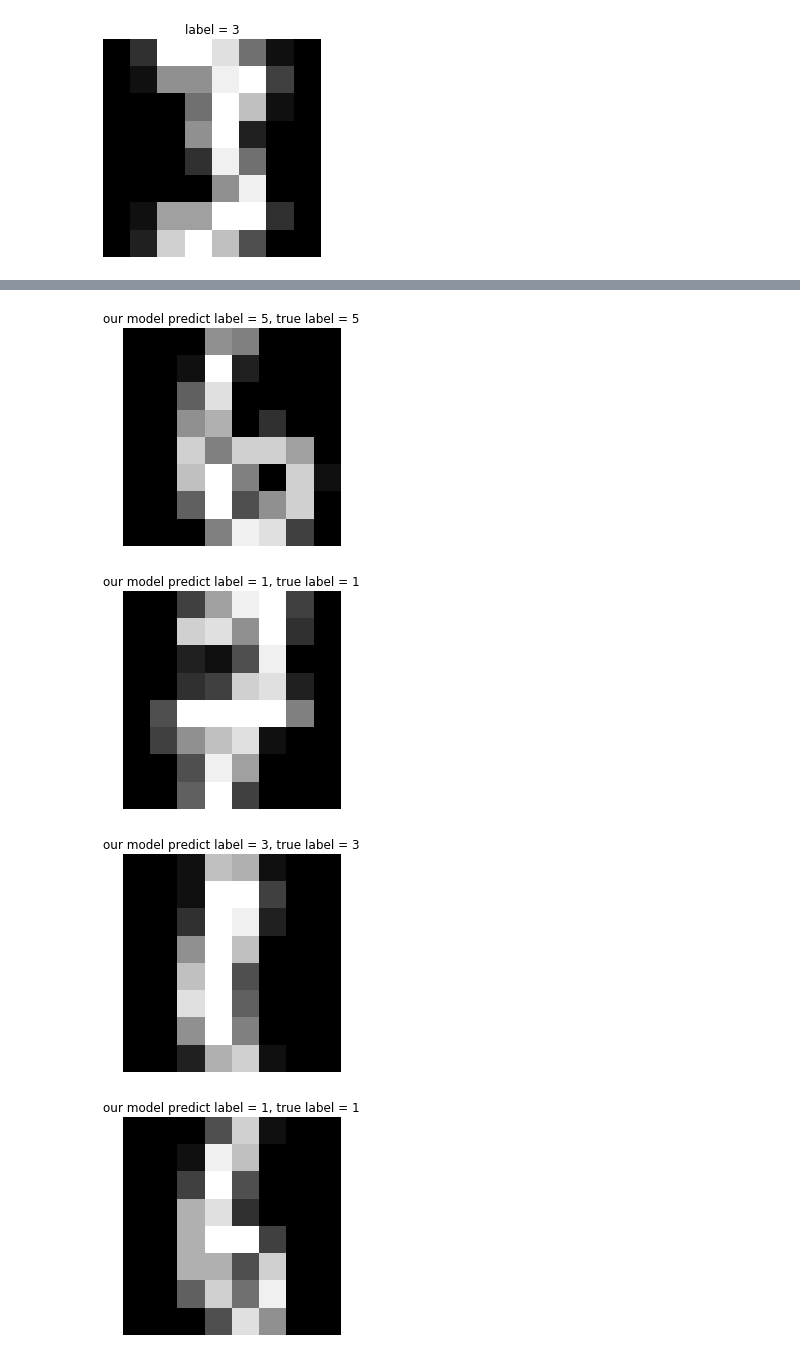
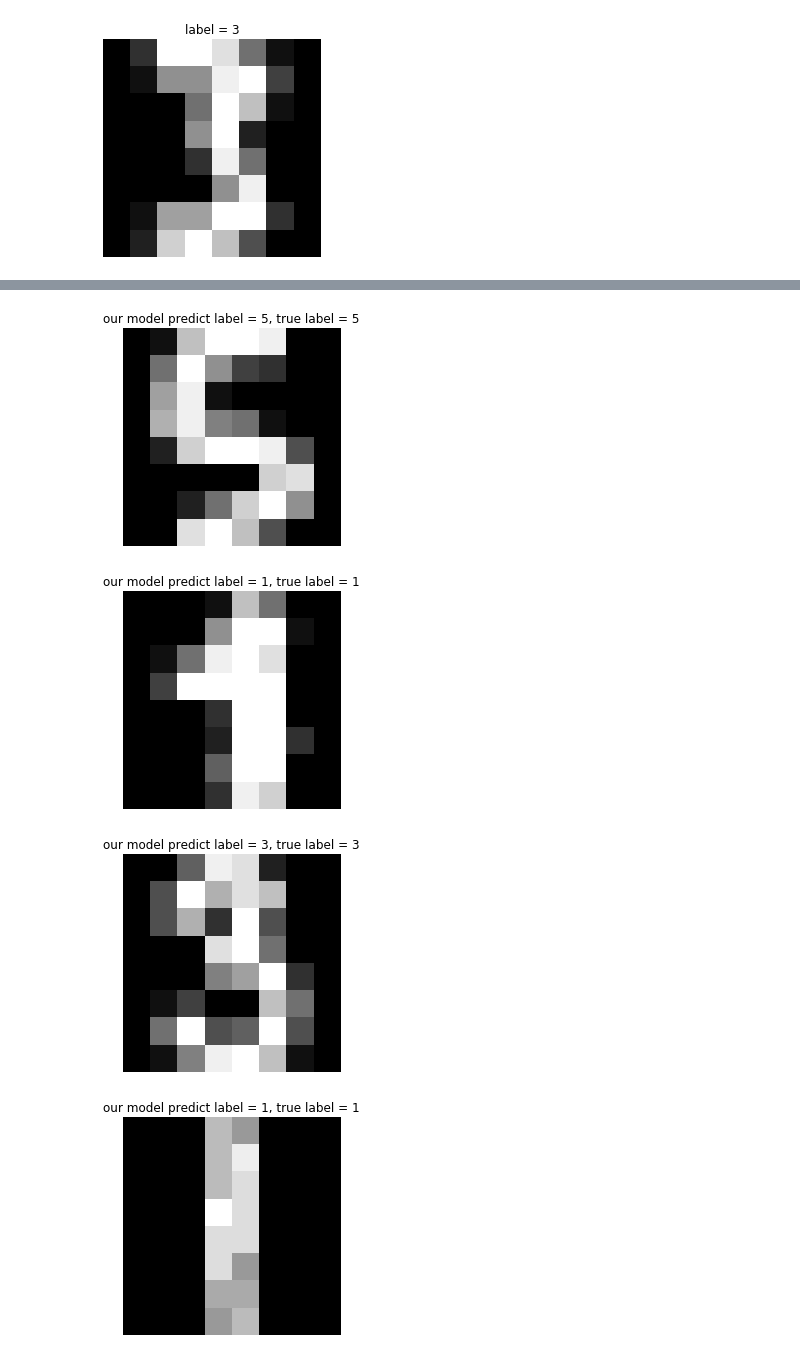
Before and after one commit to kung-bill/3rd-ML100Days, a Jupyter notebook: homework/Day_046_HW.ipynb, the cells around one changed output, grey strips where cells are left out. Drawn from its saved outputs; the diff is of its cells as text; code cells hidden in the pictures.

```diff
--- a/homework/Day_046_HW.ipynb
+++ b/homework/Day_046_HW.ipynb
@@ -52,16 +52,16 @@ Acuuracy:  0.9688888888888889
 # %%
 #畫幾組預測結果出來
 some_data = [5, 6, 7, 8, 9, 10, 11, 12, 13, 14]
 
 for i in some_data:
     plt.figure()
-    img_tmp = np.reshape(x_train[i,:], (8, 8))
+    img_tmp = np.reshape(x_test[i,:], (8, 8))
     img = plt.imshow(img_tmp)
     img.set_cmap('gray')
     plt.axis('off')
     plt.title('our model predict label = %s, true label = %s'%(str(y_pred[i]), str(y_test[i])))
 # %% [output]
-[figure, old version]
+[figure, new version]
-[figure, old version]
+[figure, new version]
-[figure, old version]
+[figure, new version]
-[figure, old version]
+[figure, new version]
```
Also changed, not shown: parts of 3 cells of this notebook.
